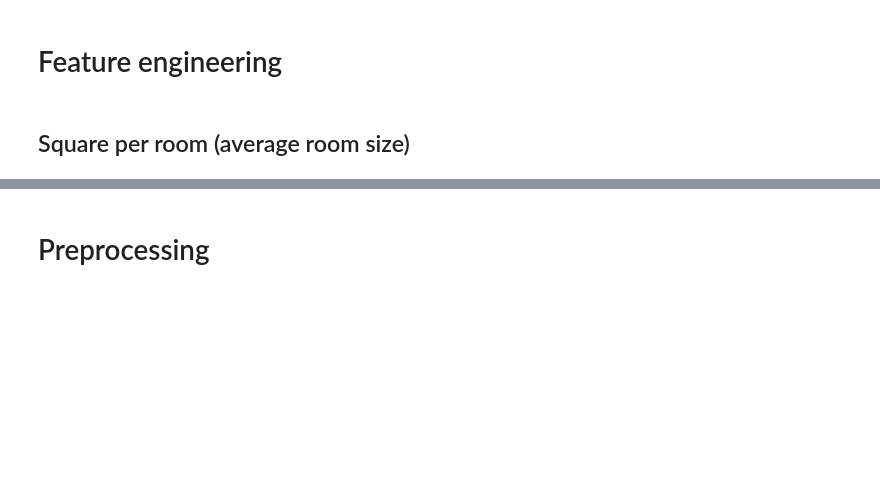
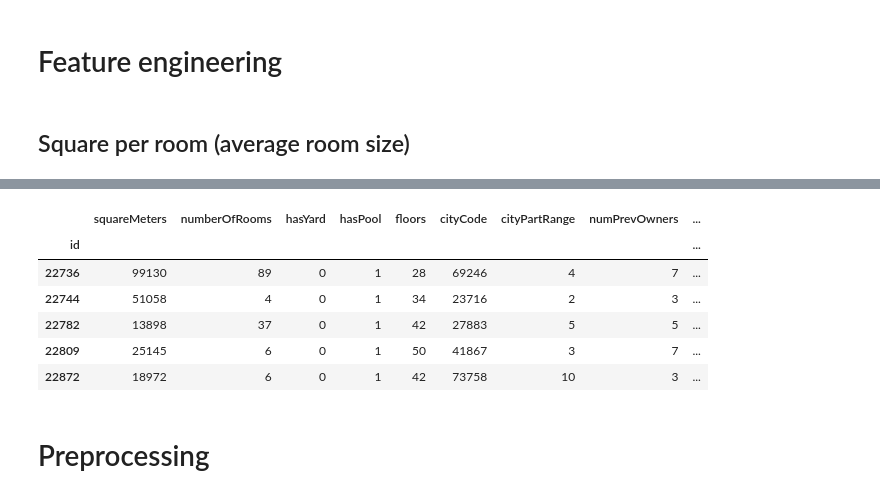
Before and after one commit to PashaIanko/Kaggle.ParisHousingPrices, a Jupyter notebook: 0_baseline_training.ipynb, the cells around one changed output, grey strips where cells are left out. Saved outputs shown, nothing was run; the diff lists cells and outputs as text; code cells hidden in the pictures; blank space fills up the shorter version.

```diff
--- a/0_baseline_training.ipynb
+++ b/0_baseline_training.ipynb
@@ -319,0 +352,3 @@ for x in Xs:
+# %%
+for x in Xs.values():
+    print(x.shape)
@@ -395,0 +380,7 @@ NANs after preprocessing: 0
+# %%
+from sklearn.preprocessing import LabelEncoder
+from sklearn.preprocessing import OneHotEncoder
+
+encoder = OneHotEncoder()
+encoder.fit(Xs['train'][['ApartmentCharacteristic']])
+encoder.categories_, len(encoder.categories_[0])
@@ -395,0 +396,24 @@ NANs after preprocessing: 0
+# %%
+def do_feature_cross(df, column_name, trained_one_hot_encoder):
+    assert column_name in df.columns, print(f'{column_name} is not in columns')
+
+    categories_in_df = df[column_name].unique()
+    for cat in categories_in_df:
+        assert cat in trained_one_hot_encoder.categories_[0], \
+            print(f'Category {cat} is not learned, but is in the dataframe')
+
+    print(f'NANs before preprocessing: {df.isna().sum().sum()}')
+    print(f'Shape before: {df.shape}')
+    transformed_df = pd.DataFrame(encoder.transform(df[[column_name]]).toarray())
+
+    # Aligning index to avoid NAN after join
+    transformed_df.index = df.index
+    df = df.join(transformed_df)
+    df.columns = df.columns.astype(str)
+    print(f'NANs after preprocessing: {df.isna().sum().sum()}')
+    print(f'Shape after: {df.shape}')
+    return df
+# %%
+for key, val in Xs.items():
+    print(f'Working with {key}')
+    Xs[key] = do_feature_cross(val, 'ApartmentCharacteristic', encoder)
@@ -395,0 +438,14 @@ NANs after preprocessing: 0
+# %%
+Xs['train'].loc[
+    Xs['train']['ApartmentCharacteristic'] == '0x1x0x1x0',
+    :
+
+].head()
+# %% [output]
+|  | squareMeters | numberOfRooms | hasYard | hasPool | floors | cityCode | cityPartRange | numPrevOwners | ... |
+| id |  |  |  |  |  |  |  |  | ... |
+| 22736 | 99130 | 89 | 0 | 1 | 28 | 69246 | 4 | 7 | ... |
+| 22744 | 51058 | 4 | 0 | 1 | 34 | 23716 | 2 | 3 | ... |
+| 22782 | 13898 | 37 | 0 | 1 | 42 | 27883 | 5 | 5 | ... |
+| 22809 | 25145 | 6 | 0 | 1 | 50 | 41867 | 3 | 7 | ... |
+| 22872 | 18972 | 6 | 0 | 1 | 42 | 73758 | 10 | 3 | ... |
```
Also changed, not shown: parts of 29 cells of this notebook.
